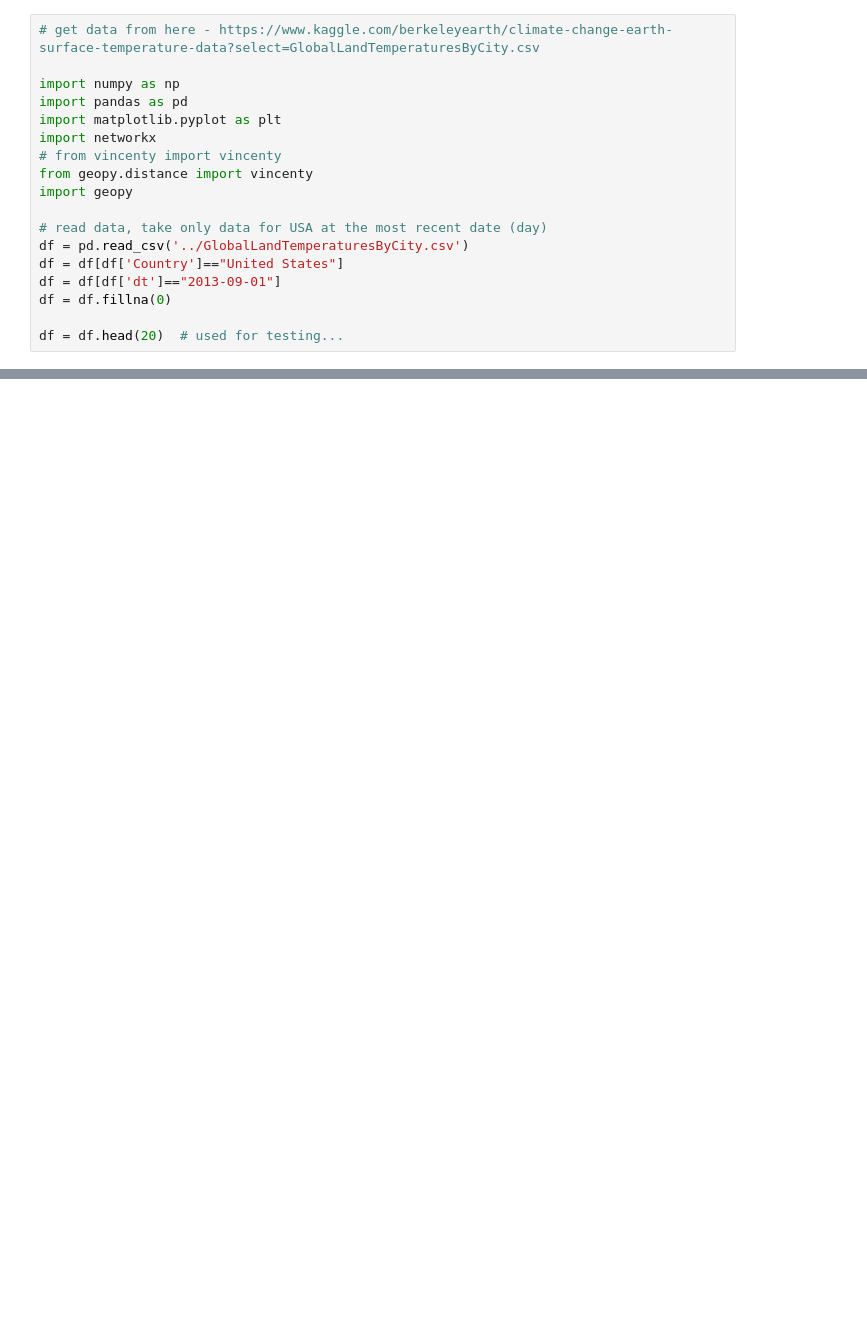
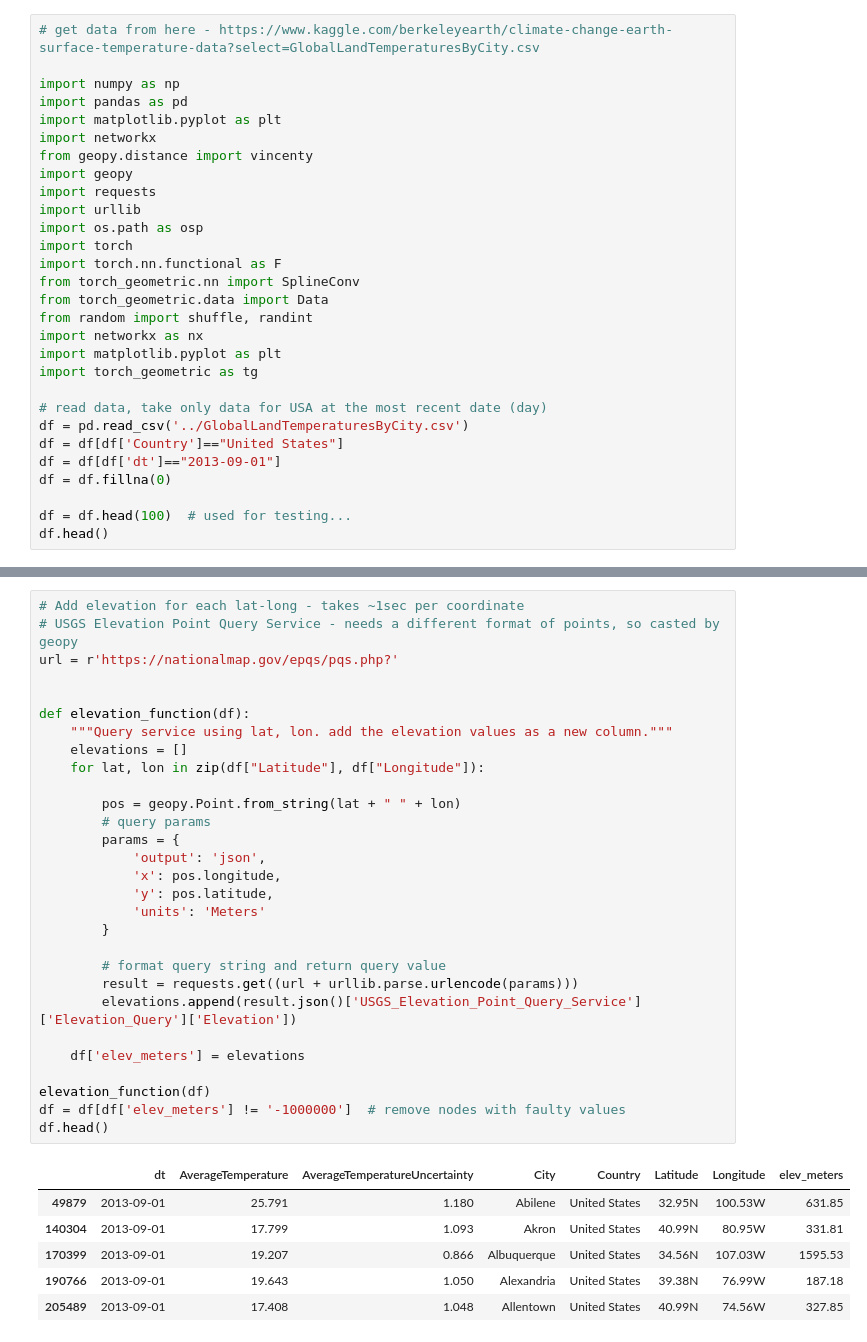
Before and after one commit to asafkar/weather_predict, a Jupyter notebook: weather.ipynb, the cells around one changed output, grey strips where cells are left out. Cells and saved outputs as stored; diff of their text form; blank space fills up the shorter version.

```diff
--- a/weather.ipynb
+++ b/weather.ipynb
@@ -29,9 +48,19 @@ import numpy as np
 import pandas as pd
 import matplotlib.pyplot as plt
 import networkx
-# from vincenty import vincenty
 from geopy.distance import vincenty
 import geopy
+import requests
+import urllib
+import os.path as osp
+import torch
+import torch.nn.functional as F
+from torch_geometric.nn import SplineConv
+from torch_geometric.data import Data
+from random import shuffle, randint
+import networkx as nx
+import matplotlib.pyplot as plt
+import torch_geometric as tg
 
 # read data, take only data for USA at the most recent date (day)
 df = pd.read_csv('../GlobalLandTemperaturesByCity.csv')
@@ -39,4 +68,5 @@ df = df[df['Country']=="United States"]
 df = df[df['dt']=="2013-09-01"]
 df = df.fillna(0)
 
-df = df.head(20)  # used for testing...
+df = df.head(100)  # used for testing...
+df.head()
@@ -42,0 +80,36 @@ df = df.head(20)  # used for testing...
+# %%
+# Add elevation for each lat-long - takes ~1sec per coordinate
+# USGS Elevation Point Query Service - needs a different format of points, so casted by geopy
+url = r'https://nationalmap.gov/epqs/pqs.php?'
+
+
+def elevation_function(df):
+    """Query service using lat, lon. add the elevation values as a new column."""
+    elevations = []
+    for lat, lon in zip(df["Latitude"], df["Longitude"]):
+
+        pos = geopy.Point.from_string(lat + " " + lon)
+        # query params
+        params = {
+            'output': 'json',
+            'x': pos.longitude,
+            'y': pos.latitude,
+            'units': 'Meters'
+        }
+
+        # format query string and return query value
+        result = requests.get((url + urllib.parse.urlencode(params)))
+        elevations.append(result.json()['USGS_Elevation_Point_Query_Service']['Elevation_Query']['Elevation'])
+
+    df['elev_meters'] = elevations
+
+elevation_function(df)
+df = df[df['elev_meters'] != '-1000000']  # remove nodes with faulty values
+df.head()
+# %% [output]
+|  | dt | AverageTemperature | AverageTemperatureUncertainty | City | Country | Latitude | Longitude | elev_meters |
+| 49879 | 2013-09-01 | 25.791 | 1.180 | Abilene | United States | 32.95N | 100.53W | 631.85 |
+| 140304 | 2013-09-01 | 17.799 | 1.093 | Akron | United States | 40.99N | 80.95W | 331.81 |
+| 170399 | 2013-09-01 | 19.207 | 0.866 | Albuquerque | United States | 34.56N | 107.03W | 1595.53 |
+| 190766 | 2013-09-01 | 19.643 | 1.050 | Alexandria | United States | 39.38N | 76.99W | 187.18 |
+| 205489 | 2013-09-01 | 17.408 | 1.048 | Allentown | United States | 40.99N | 74.56W | 327.85 |
```
Also changed, not shown: parts of 15 cells of this notebook.
